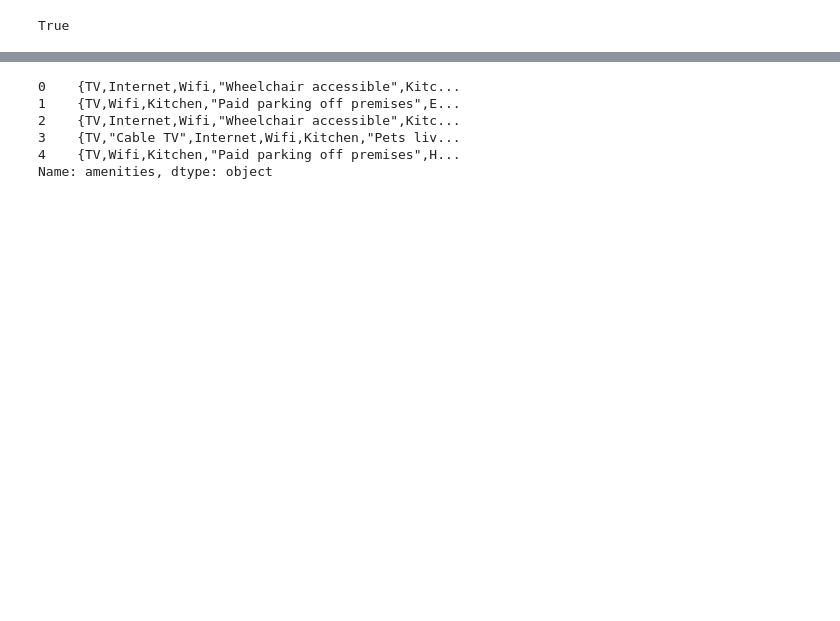
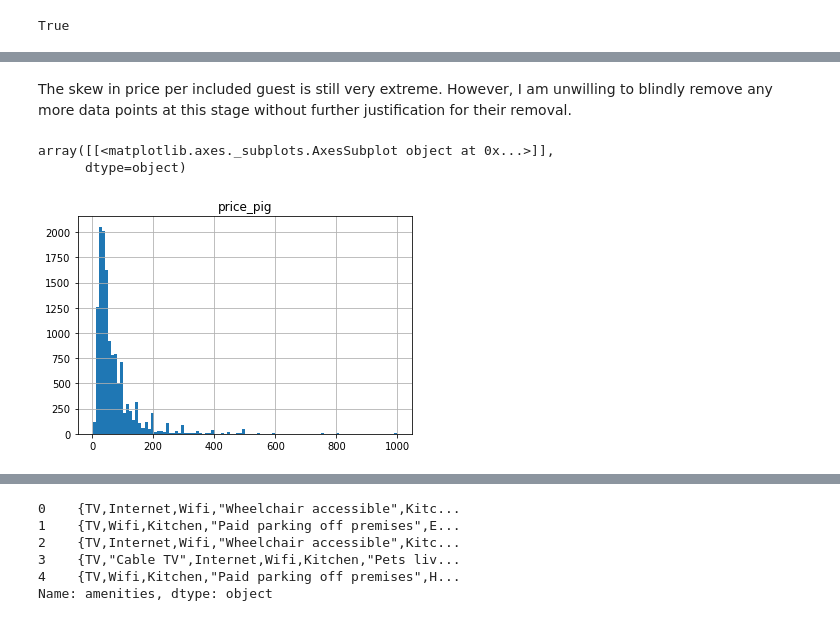
Before and after one commit to anailis/edinburgh-airbnbs, a Jupyter notebook: eda/Listings19.ipynb, the cells around one changed output, grey strips where cells are left out. Drawn from its saved outputs; the diff is of its cells as text; code cells hidden in the pictures; blank space fills up the shorter version.

```diff
--- a/eda/Listings19.ipynb
+++ b/eda/Listings19.ipynb
@@ -186,0 +129,2 @@ The `space` column contains additional details on amenities that may be extra to
+# %%
+listings = listings[(listings.price > 8) | (listings.guests_included >= 5)]
@@ -186,0 +153,10 @@ The `space` column contains additional details on amenities that may be extra to
+# %%
+listings = listings[(listings.price < 1000)]
+# %% [markdown]
+The skew in price per included guest is still very extreme. However, I am unwilling to blindly remove any more data points at this stage without further justification for their removal.
+# %%
+listings.hist(column = 'price_pig', bins = 100)
+# %% [output]
+array([[<matplotlib.axes._subplots.AxesSubplot object at 0x...>]],
+      dtype=object)
+[figure, added]
```
Also changed, not shown: parts of 61 cells of this notebook.
